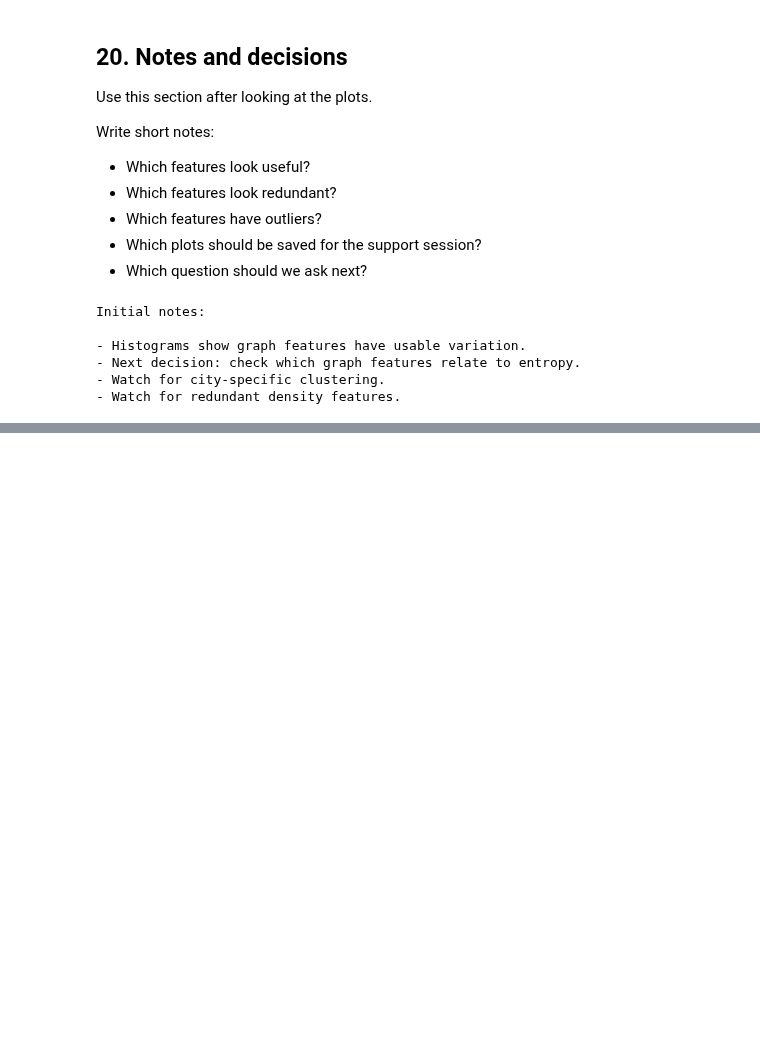
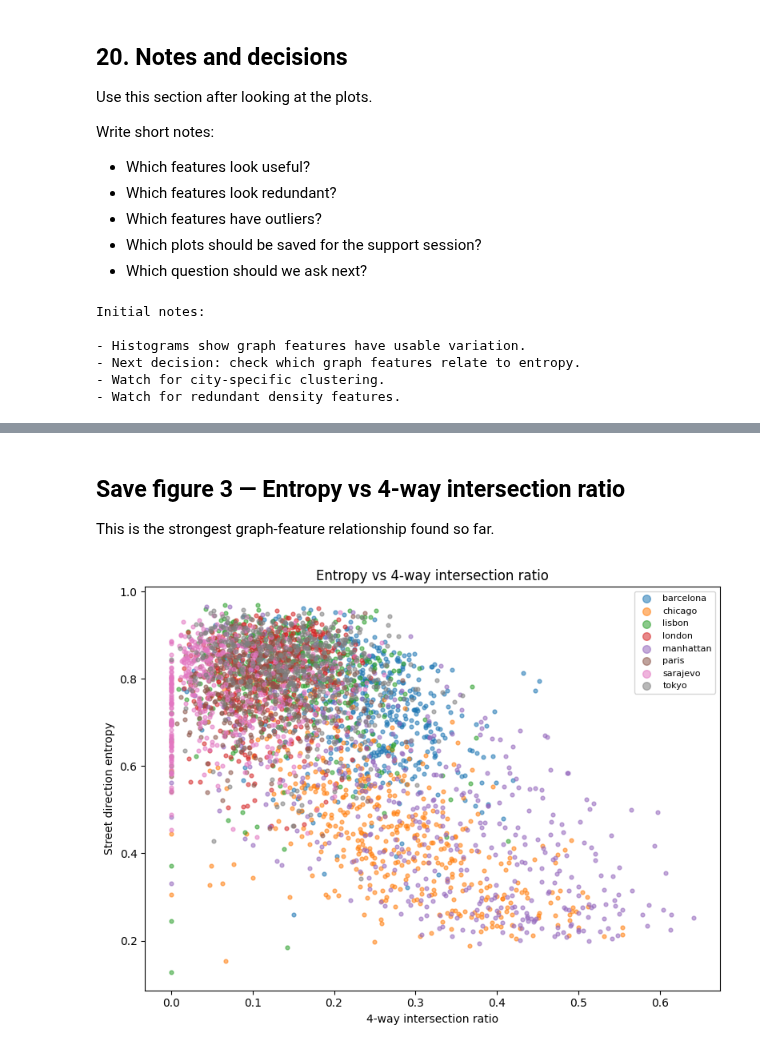
Before and after one commit to evavasileska-svg/Urban-morphology-classification-, a Jupyter notebook: notebooks/09_graph_feature_eda.ipynb, the cells around one changed output, grey strips where cells are left out. Cells and saved outputs as stored; diff of their text form; code cells hidden in the pictures; blank space fills up the shorter version.

```diff
--- a/notebooks/09_graph_feature_eda.ipynb
+++ b/notebooks/09_graph_feature_eda.ipynb
@@ -798,20 +399,0 @@ For entropy prediction, mean_edge_length should be treated as a secondary featur
-# %%
-feature = "cv_edge_length"
-
-plt.figure(figsize=(8, 6))
-
-for code_name, group in df.groupby("code"):
-    plt.scatter(
-        group[feature],
-        group[entropy_col],
-        s=10,
-        alpha=0.5,
-        label=code_name,
-    )
-
-plt.title("Entropy vs coefficient of variation of street segment length, colored by city")
-plt.xlabel(human_labels.get(feature, feature))
-plt.ylabel(human_labels.get(entropy_col, entropy_col))
-plt.legend(markerscale=2, fontsize=8)
-plt.tight_layout()
-plt.show()
@@ -1175,0 +633,28 @@ Initial notes:
+# %% [markdown]
+## Save figure 3 — Entropy vs 4-way intersection ratio
+
+This is the strongest graph-feature relationship found so far.
+# %%
+feature = "proportion_4way"
+
+plt.figure(figsize=(8, 6))
+
+for code_name, group in df.groupby("code"):
+    plt.scatter(
+        group[feature],
+        group[entropy_col],
+        s=12,
+        alpha=0.55,
+        label=code_name
+    )
+
+plt.title("Entropy vs 4-way intersection ratio")
+plt.xlabel("4-way intersection ratio")
+plt.ylabel("Street direction entropy")
+plt.legend(markerscale=2, fontsize=8)
+
+plt.tight_layout()
+plt.savefig(selected_output_dir / "03_entropy_vs_4way_by_city.png", dpi=200)
+plt.show()
+# %% [output]
+[figure, added]
```
Also changed, not shown: parts of 46 cells of this notebook.
